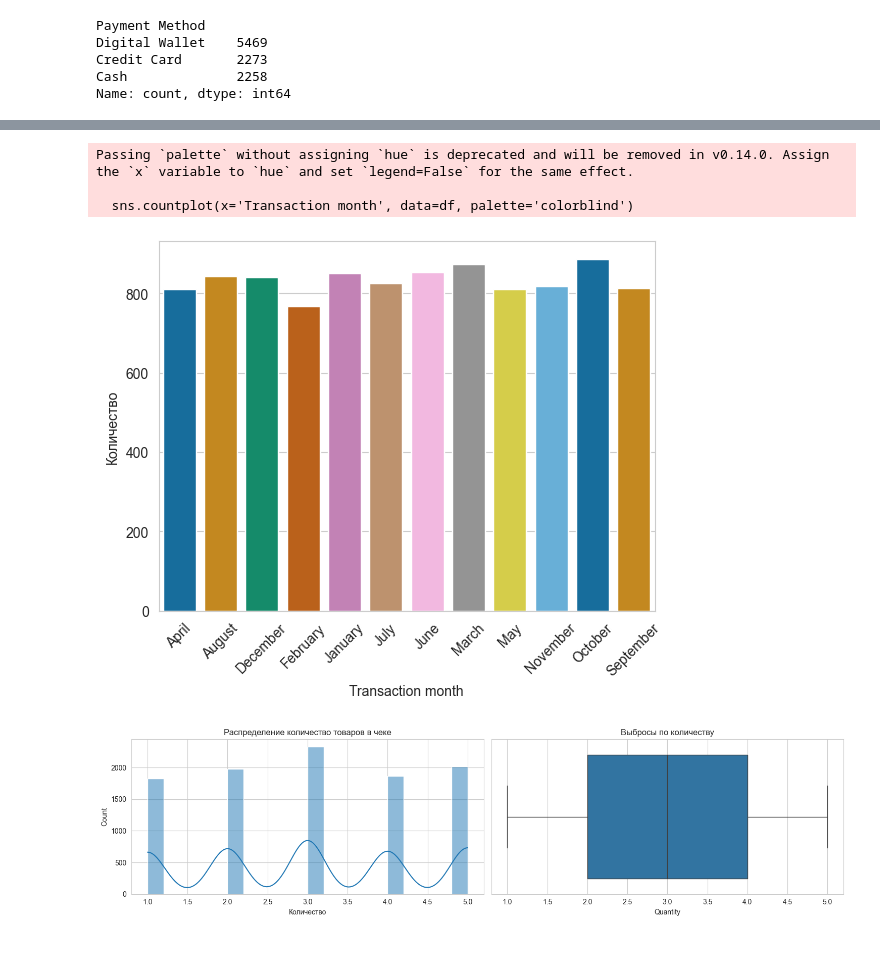
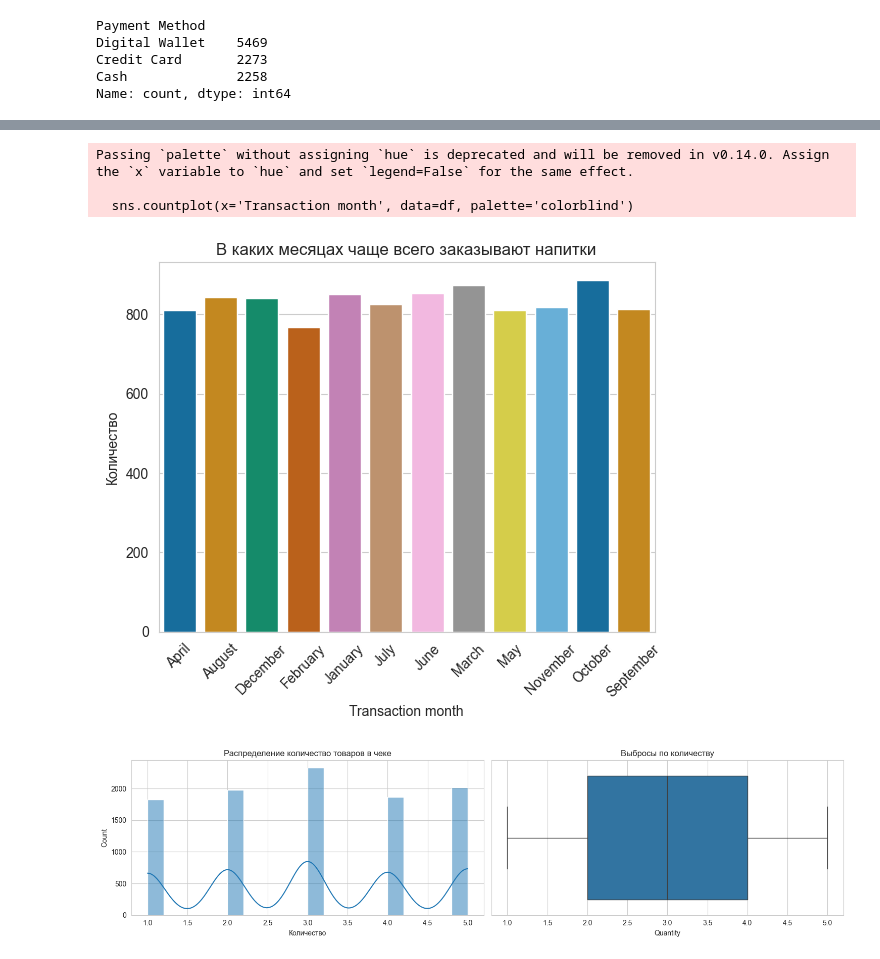
Before and after one commit to Dima1803Mel/Cafe_Sales, a Jupyter notebook: cafe_sales.ipynb, the cells around one changed output, grey strips where cells are left out. Drawn from its saved outputs; the diff is of its cells as text; code cells hidden in the pictures.

```diff
--- a/cafe_sales.ipynb
+++ b/cafe_sales.ipynb
@@ -295,15 +343,16 @@ Passing `palette` without assigning `hue` is deprecated and will be removed in v
 # %%
 sns.set_style('whitegrid')
 sns.countplot(x='Transaction month', data=df, palette='colorblind')
 plt.xlabel('Transaction month')
 plt.ylabel('Количество')
 plt.xticks(rotation=45)
+plt.title('В каких месяцах чаще всего заказывают напитки')
 plt.show()
 # %% [output]
 Passing `palette` without assigning `hue` is deprecated and will be removed in v0.14.0. Assign the `x` variable to `hue` and set `legend=False` for the same effect.
 
   sns.countplot(x='Transaction month', data=df, palette='colorblind')
-[figure, old version]
+[figure, new version]
 # %%
 fig, axes = plt.subplots(1, 2, figsize=(15,4))
 
```
Also changed, not shown: parts of 10 cells of this notebook.
